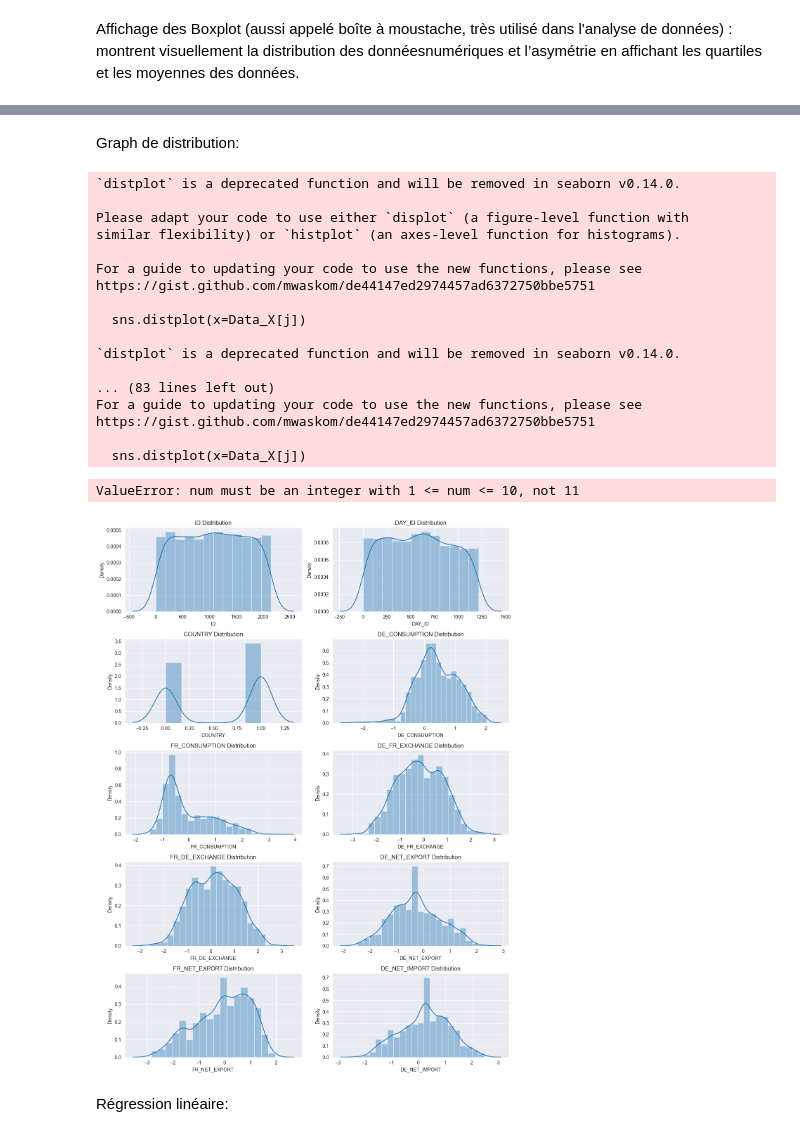
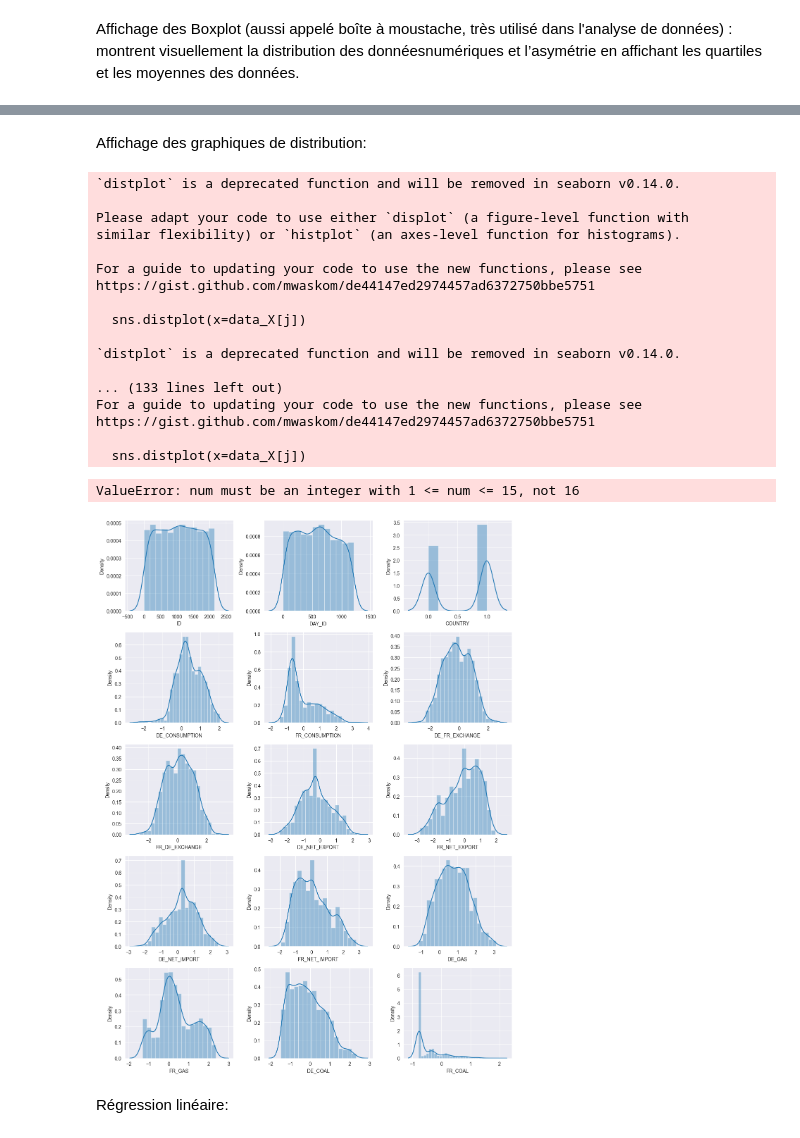
Before and after one commit to LichioAK/Projet_ML-L3, a Jupyter notebook: Project.ipynb, the cells around one changed output, grey strips where cells are left out. Saved outputs shown, nothing was run; the diff lists cells and outputs as text; code cells hidden in the pictures.

```diff
--- a/Project.ipynb
+++ b/Project.ipynb
@@ -13,7 +13,7 @@ from pandas import DataFrame
 from sklearn.linear_model import Ridge
 from sklearn.linear_model import Lasso
 
-Data_X = pd.read_csv('Data_X.csv')
-Data_Y = pd.read_csv('Data_Y.csv')
-New_data_X = pd.read_csv('DataNew_X.csv')
+data_X = pd.read_csv('Data_X.csv')
+data_Y = pd.read_csv('Data_Y.csv')
+new_X = pd.read_csv('DataNew_X.csv')
 # %% [markdown]
@@ -37,12 +34,15 @@ New_data_X = New_data_X.fillna(New_data_X.mean())
+# %%
+data_X = data_X.fillna(data_X.mean())
+new_X = new_X.fillna(new_X.mean())
 # %% [markdown]
 Affichage des Boxplot (aussi appelé boîte à moustache, très utilisé dans l'analyse de données) :
 montrent visuellement la distribution des donnéesnumériques et l’asymétrie en affichant les quartiles et les moyennes des données.
 # %%
-plt.figure(figsize=(14*3, 6*3))
-for i, j in enumerate(Data_X.describe().columns):
+plt.figure(figsize=(8*3, 6*3))
+for i, j in enumerate(data_X.describe().columns):
     if i >= 32:
         break
-    plt.subplot(5,8, i+1)
-    sns.boxplot(x=Data_X.loc[:][j])
+    plt.subplot(5,4, i+1)
+    sns.boxplot(x=data_X.loc[:][j])
 plt.show()
 # %% [output]
@@ -52,9 +53,9 @@ Affichge des graphes de dispertion:
 # %%
-plt.figure(figsize=(14*3, 6*3))
-for i, j in enumerate(Data_X.describe().columns):
+plt.figure(figsize=(8*3, 6*3))
+for i, j in enumerate(data_X.describe().columns):
     if i >= 32:
         break
-    plt.subplot(5,8, i+1)
-    sns.scatterplot(x=Data_X[j], y = Data_Y.loc[:, 'TARGET'])
+    plt.subplot(5,4, i+1)
+    sns.scatterplot(x=data_X[j], y=data_Y.loc[:, 'TARGET'])
 plt.show()
 # %% [output]
@@ -62,35 +64,33 @@ plt.show()
 # %% [markdown]
-Graph de distribution:
+Affichage des graphiques de distribution:
 # %%
 plt.figure(figsize=(12,16))
-for i, j in enumerate(Data_X.describe().columns):
-    plt.subplot(5,2, i+1)
-    sns.distplot(x=Data_X[j])
+for i, j in enumerate(data_X.describe().columns):
+    plt.subplot(5,3, i+1)
+    sns.distplot(x=data_X[j])
     plt.xlabel(j)
-    plt.title('{} Distribution'.format(j))
-    # plt.subplots_adjust(wspace=.2, hspace=.5)
     plt.tight_layout()
 plt.show()
 # %% [output]
 `distplot` is a deprecated function and will be removed in seaborn v0.14.0.
 
 Please adapt your code to use either `displot` (a figure-level function with
 similar flexibility) or `histplot` (an axes-level function for histograms).
 
 For a guide to updating your code to use the new functions, please see
 https://gist.github.com/mwaskom/de44147ed2974457ad6372750bbe5751
 
-  sns.distplot(x=Data_X[j])
+  sns.distplot(x=data_X[j])
 
 `distplot` is a deprecated function and will be removed in seaborn v0.14.0.
 
-... (83 lines left out)
+... (133 lines left out)
 For a guide to updating your code to use the new functions, please see
 https://gist.github.com/mwaskom/de44147ed2974457ad6372750bbe5751
 
-  sns.distplot(x=Data_X[j])
+  sns.distplot(x=data_X[j])
-ValueError: num must be an integer with 1 <= num <= 10, not 11
+ValueError: num must be an integer with 1 <= num <= 15, not 16
-[figure, old version]
+[figure, new version]
 # %% [markdown]
 Régression linéaire:
 # %%
```
Also changed, not shown: parts of 17 cells of this notebook.
